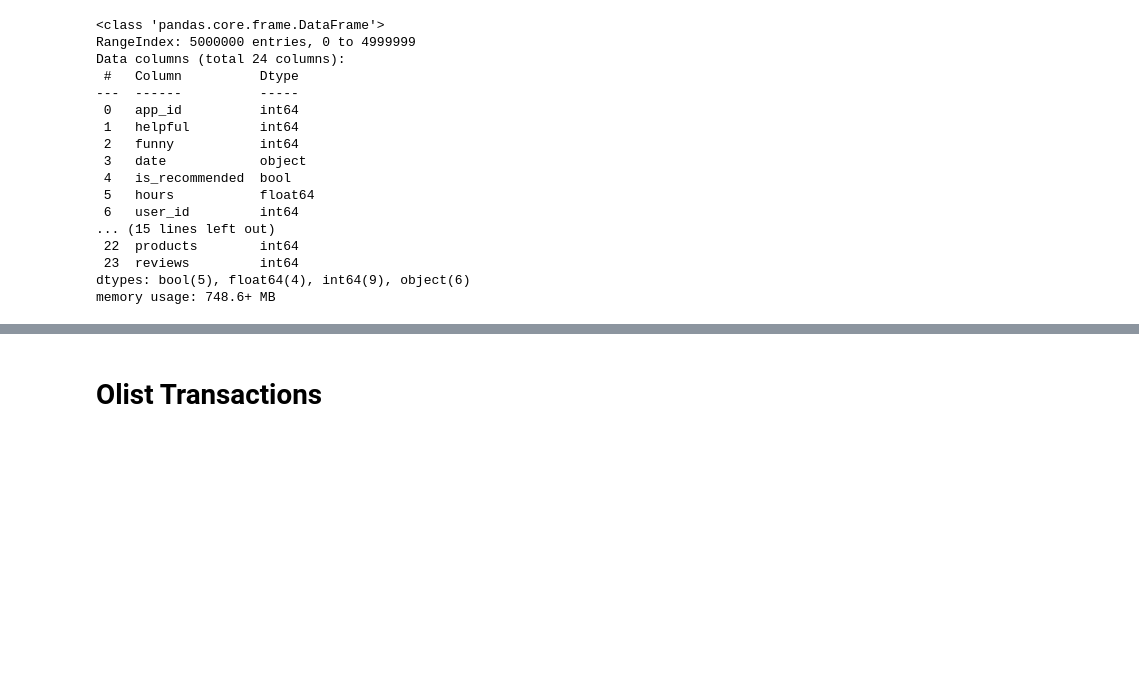
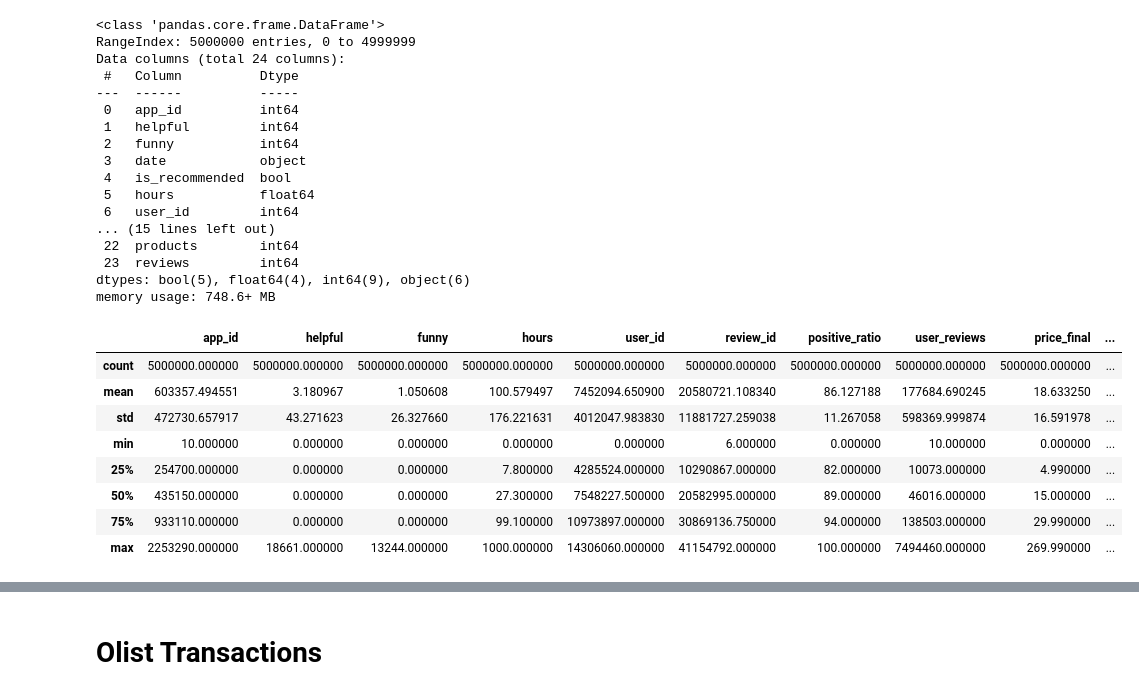
Before and after one commit to cdc18b/dx799capstoneO1, a Jupyter notebook: week3dx799.ipynb, the cells around one changed output, grey strips where cells are left out. Cells and saved outputs as stored; diff of their text form; code cells hidden in the pictures; blank space fills up the shorter version.

```diff
--- a/week3dx799.ipynb
+++ b/week3dx799.ipynb
@@ -604,3 +609,15 @@ Data columns (total 24 columns):
  23  reviews         int64
 dtypes: bool(5), float64(4), int64(9), object(6)
 memory usage: 748.6+ MB
+# %%
+steam.describe()
+# %% [output]
+|  | app_id | helpful | funny | hours | user_id | review_id | positive_ratio | user_reviews | price_final | ... |
+| count | 5000000.000000 | 5000000.000000 | 5000000.000000 | 5000000.000000 | 5000000.000000 | 5000000.000000 | 5000000.000000 | 5000000.000000 | 5000000.000000 | ... |
+| mean | 603357.494551 | 3.180967 | 1.050608 | 100.579497 | 7452094.650900 | 20580721.108340 | 86.127188 | 177684.690245 | 18.633250 | ... |
+| std | 472730.657917 | 43.271623 | 26.327660 | 176.221631 | 4012047.983830 | 11881727.259038 | 11.267058 | 598369.999874 | 16.591978 | ... |
+| min | 10.000000 | 0.000000 | 0.000000 | 0.000000 | 0.000000 | 6.000000 | 0.000000 | 10.000000 | 0.000000 | ... |
+| 25% | 254700.000000 | 0.000000 | 0.000000 | 7.800000 | 4285524.000000 | 10290867.000000 | 82.000000 | 10073.000000 | 4.990000 | ... |
+| 50% | 435150.000000 | 0.000000 | 0.000000 | 27.300000 | 7548227.500000 | 20582995.000000 | 89.000000 | 46016.000000 | 15.000000 | ... |
+| 75% | 933110.000000 | 0.000000 | 0.000000 | 99.100000 | 10973897.000000 | 30869136.750000 | 94.000000 | 138503.000000 | 29.990000 | ... |
+| max | 2253290.000000 | 18661.000000 | 13244.000000 | 1000.000000 | 14306060.000000 | 41154792.000000 | 100.000000 | 7494460.000000 | 269.990000 | ... |
```
Also changed, not shown: parts of 6 cells of this notebook.
